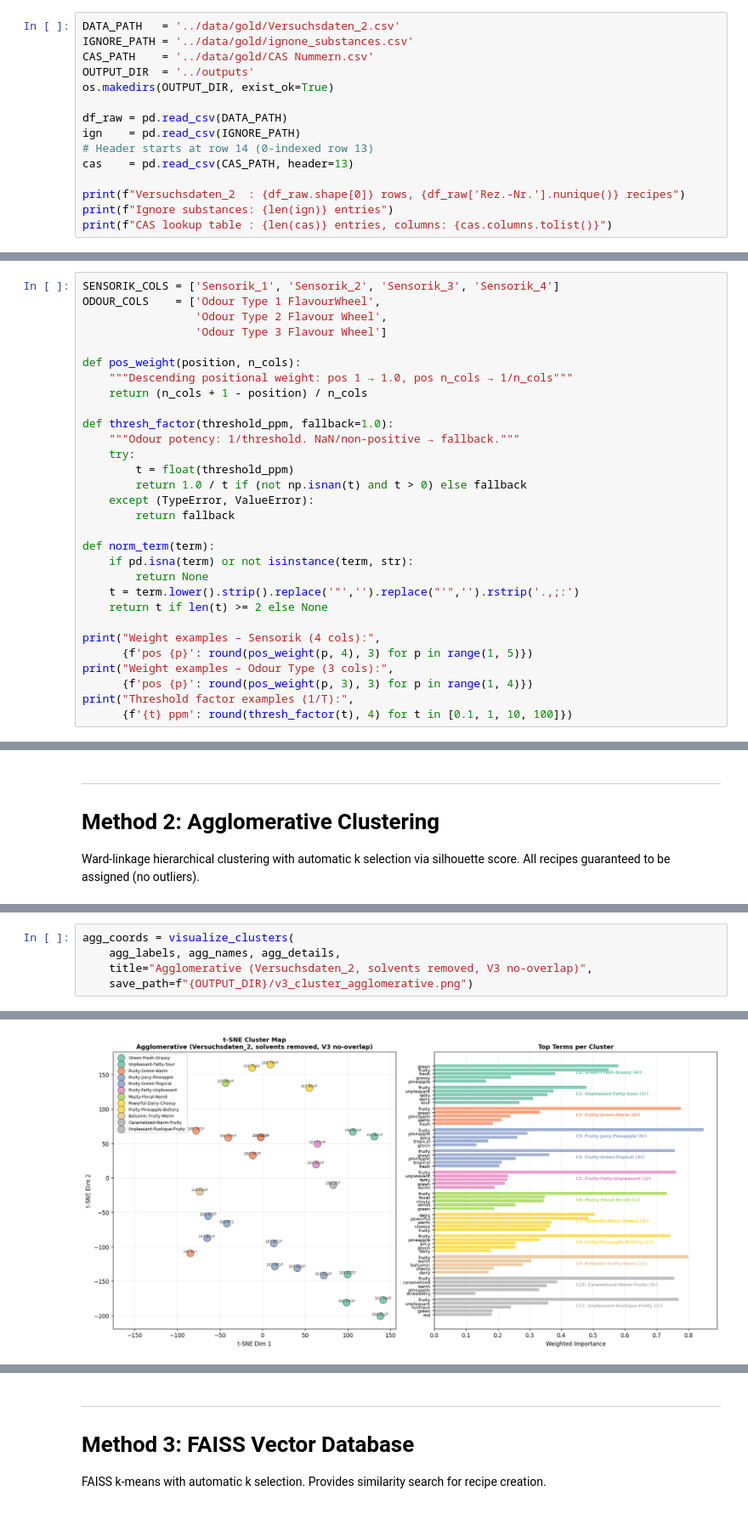
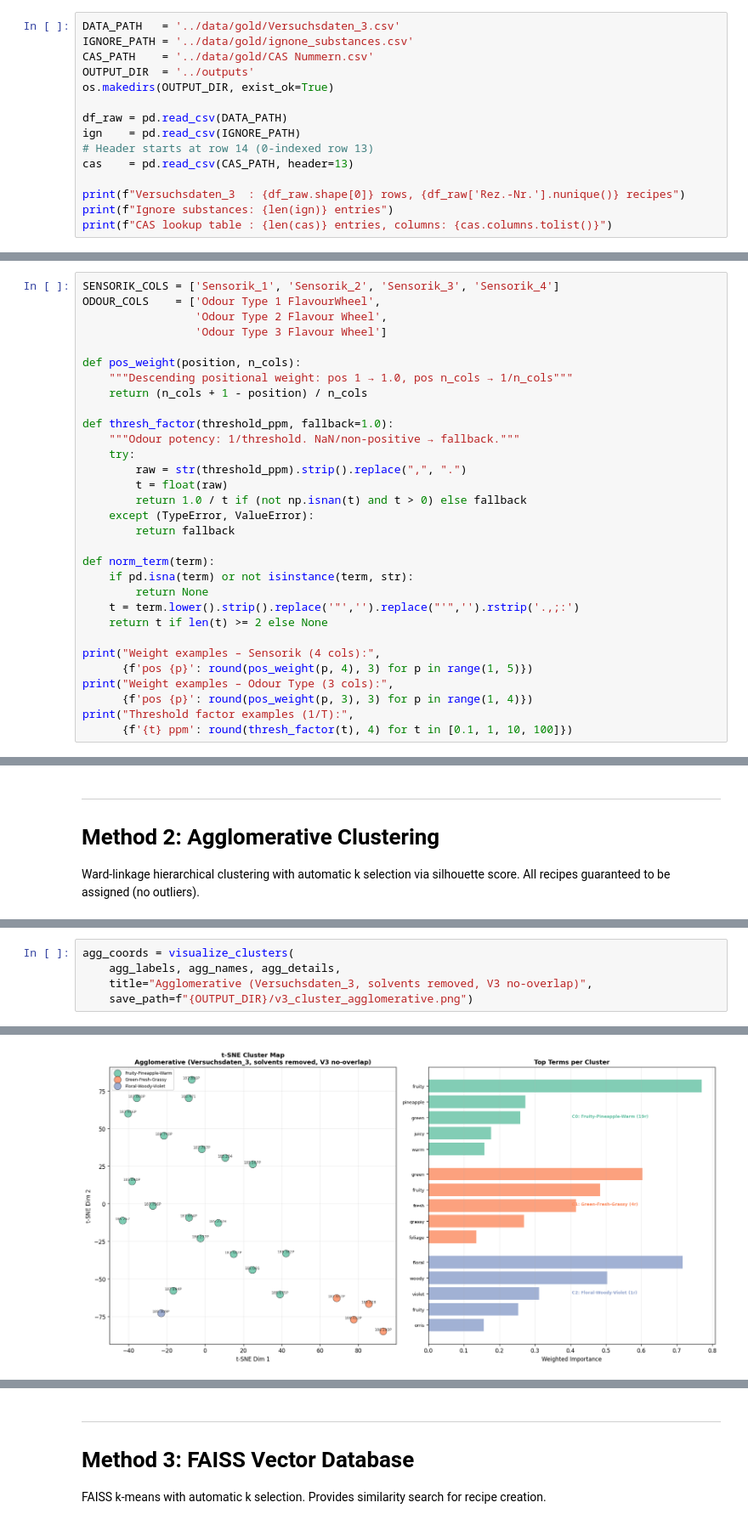
Before and after one commit to fredboneML/Flavour_Agent, a Jupyter notebook: notebooks/recipe_clustering_v3_analysis.ipynb, the cells around one changed output, grey strips where cells are left out. Shown at 85% size. Drawn from its saved outputs; the diff is of its cells as text.

```diff
--- a/notebooks/recipe_clustering_v3_analysis.ipynb
+++ b/notebooks/recipe_clustering_v3_analysis.ipynb
@@ -81,5 +81,5 @@ Libraries loaded successfully
 # %%
-DATA_PATH   = '../data/gold/Versuchsdaten_2.csv'
+DATA_PATH   = '../data/gold/Versuchsdaten_3.csv'
 IGNORE_PATH = '../data/gold/ignone_substances.csv'
 CAS_PATH    = '../data/gold/CAS Nummern.csv'
 OUTPUT_DIR  = '../outputs'
@@ -90,7 +90,7 @@ ign    = pd.read_csv(IGNORE_PATH)
 # Header starts at row 14 (0-indexed row 13)
 cas    = pd.read_csv(CAS_PATH, header=13)
 
-print(f"Versuchsdaten_2  : {df_raw.shape[0]} rows, {df_raw['Rez.-Nr.'].nunique()} recipes")
+print(f"Versuchsdaten_3  : {df_raw.shape[0]} rows, {df_raw['Rez.-Nr.'].nunique()} recipes")
 print(f"Ignore substances: {len(ign)} entries")
 print(f"CAS lookup table : {len(cas)} entries, columns: {cas.columns.tolist()}")
 # %% [output]
@@ -263,7 +263,8 @@ def pos_weight(position, n_cols):
 def thresh_factor(threshold_ppm, fallback=1.0):
     """Odour potency: 1/threshold. NaN/non-positive → fallback."""
     try:
-        t = float(threshold_ppm)
+        raw = str(threshold_ppm).strip().replace(",", ".")
+        t = float(raw)
         return 1.0 / t if (not np.isnan(t) and t > 0) else fallback
     except (TypeError, ValueError):
         return fallback
@@ -695,11 +678,11 @@ Cluster names:
 # %%
 agg_coords = visualize_clusters(
     agg_labels, agg_names, agg_details,
-    title="Agglomerative (Versuchsdaten_2, solvents removed, V3 no-overlap)",
+    title="Agglomerative (Versuchsdaten_3, solvents removed, V3 no-overlap)",
     save_path=f"{OUTPUT_DIR}/v3_cluster_agglomerative.png")
 # %% [output]
 Saved → ../outputs/v3_cluster_agglomerative.png
-[figure, old version]
+[figure, new version]
 # %%
 agg_details_multi = {l: v for l, v in agg_details.items() if v['size'] > 1}
 visualize_radar(
```
Also changed, not shown: parts of 32 cells of this notebook, 22 other files.
